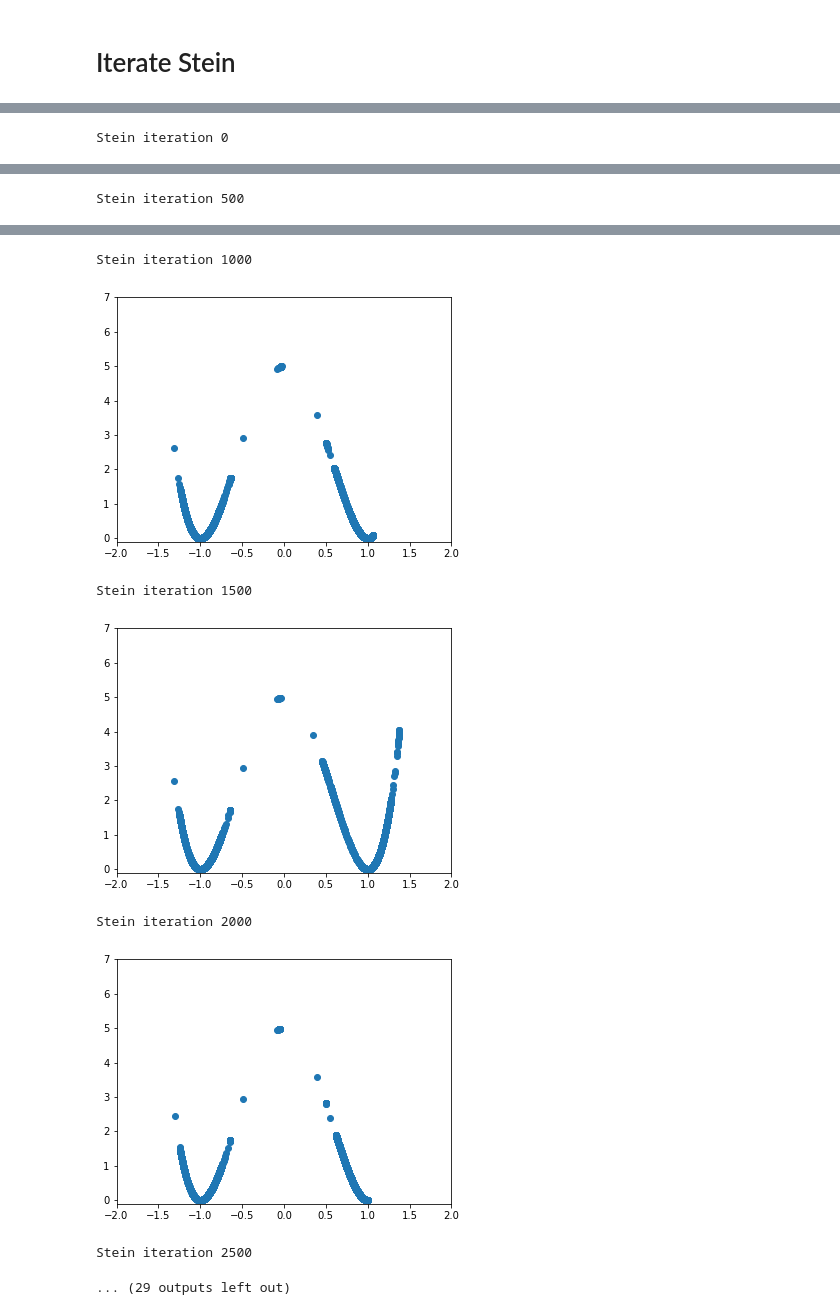
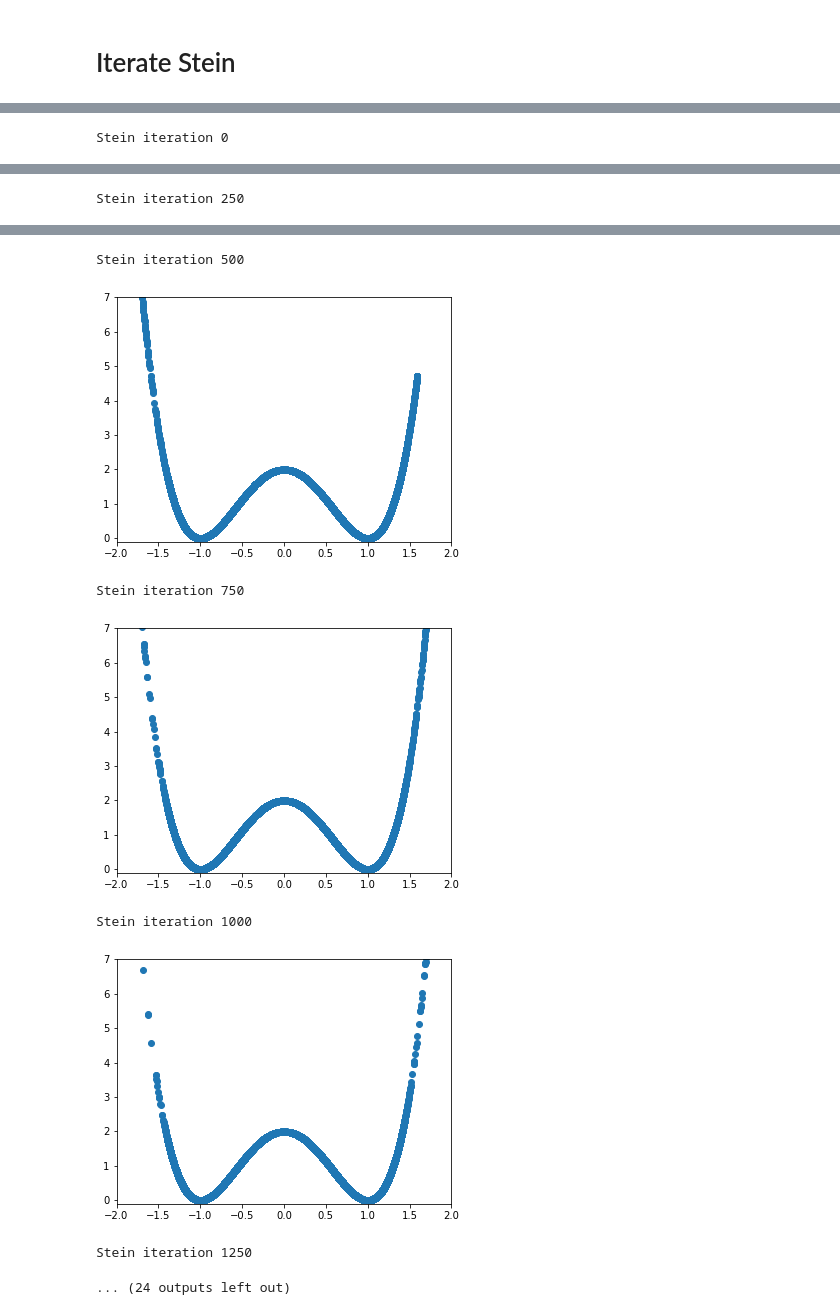
Before and after one commit to ZofiaTr/DFM, a Jupyter notebook: interactivePython/toyModel_Stein_ralf.ipynb, the cells around one changed output, grey strips where cells are left out. Saved outputs shown, nothing was run; the diff lists cells and outputs as text; code cells hidden in the pictures.

Commit message:
added weights

```diff
--- a/interactivePython/toyModel_Stein_ralf.ipynb
+++ b/interactivePython/toyModel_Stein_ralf.ipynb
@@ -10,7 +10,7 @@ import scipy.sparse.linalg as spsl
 
 import numpy as np
 # %%
-h1=5
+h1=2
 w1=1
 
 def force(x):
@@ -18,7 +18,7 @@ def force(x):
 def energy(x):
     return h1*(x**2-w1)**2
 
-nrSteps = 10000
+nrSteps = 100000
 
 x = np.ones(nrSteps)
 p = np.random.randn(nrSteps)
@@ -49,4 +49,10 @@ for n in range(nrSteps-1):
         x[n+1] = xn
 # %%
 # take a gaussian as initial conditions.
-x = np.random.randn(nrSteps) * 0.1 + 1.0
+x = np.random.randn(nrSteps) * 0.1 + 0.2
+
+q_density = 1.0/np.sqrt(2*np.pi*0.1**2) * np.exp(-(x-.2)**2 / (2*0.1**2))
+# %%
+fig = plt.figure(figsize=(6,4.5))
+plt.scatter(x, q_density)
+plt.show()
@@ -103,7 +111,7 @@ def compute_stein_force(XL, leader_set):
     X_leader = XL[leader_set]
 
     # kernel scaling parameter
-    h=0.02
+    h=0.03
 
     distances = cdist(XL[:,np.newaxis], X_leader[:,np.newaxis])
     kernel = np.exp(-distances**2 / h)
@@ -123,7 +131,14 @@ def compute_stein_force(XL, leader_set):
     # add unit
     #f_der = f_der * model.x_unit**(-1)
 
-    return f_MDforce + f_der
+    grad_force = (-2.0/h*XL*np.dot(kernel, force_resh) +2.0/h * np.dot(kernel, X_leader*force_resh)) / kT
+    grad_force += 2.0/h*np.sum(kernel,1)
+    grad_force -= 4.0/(h**2) * (XL**2 * np.sum(kernel,1) -2.0*XL * np.dot(kernel, X_leader) + np.dot(kernel, X_leader**2))
+    grad_force = grad_force / len(leader_set)
+
+    return f_MDforce + f_der, grad_force
+
+#def update_weights(XL, leader_set, q_dens):
 # %% [markdown]
 # Iterate Stein
 # %%
@@ -132,14 +147,14 @@ def compute_stein_force(XL, leader_set):
 
 #np.median(dist)**2/ (2*np.log(200) + 1)
 # %%
-numberOfSteinSteps = 10000#50000
+numberOfSteinSteps = 5000#50000
 
 X_short = np.copy(x)
 
-epsilon_step=0.15
+epsilon_step=0.1
 
 # choose leader set
-numberOfLeaderParticles = int(0.01*(X_short.shape[0]))
+numberOfLeaderParticles = int(0.002*(X_short.shape[0]))
 leader_set = np.random.choice(range(X_short.shape[0]), numberOfLeaderParticles)#np.array(range(X_short.shape[0]))#
 
 mass = 1
@@ -153,13 +168,21 @@ f = compute_stein_force(XL,leader_set)
 
 modit = int(numberOfSteinSteps/20)
 moditfig = int(numberOfSteinSteps/20)
+KL = np.zeros(numberOfSteinSteps)
+Obs_average = np.zeros(numberOfSteinSteps)
 
 for ns in range(numberOfSteinSteps):
     if ns%modit==0:
         print('Stein iteration '+repr(ns))
-    f = compute_stein_force(XL,leader_set)
+    f, grad_force = compute_stein_force(XL,leader_set)
     XL = (XL + epsilon_step * f)#/mass );
     q =  np.copy(XL)
+    q_density = q_density / abs(1.0 + epsilon_step*grad_force)
+
+    weights = np.exp(-energy(q)) / q_density
+    KL[ns] = np.mean(np.log(weights))
+    #Obs_average[ns] = np.sum(weights*q) / np.sum(weights)
+    Obs_average[ns] = np.mean(q)
 
     ## plot progress
     if ns%moditfig==0:
@@ -174 +197 @@ Stein iteration 0
-Stein iteration 500
+Stein iteration 250
@@ -176,8 +199,8 @@ Stein iteration 500
-Stein iteration 1000
+Stein iteration 500
-[figure, old version]
+[figure, new version]
-Stein iteration 1500
+Stein iteration 750
-[figure, old version]
+[figure, new version]
-Stein iteration 2000
+Stein iteration 1000
-[figure, old version]
+[figure, new version]
-Stein iteration 2500
+Stein iteration 1250
-... (29 outputs left out)
+... (24 outputs left out)
```
Also changed, not shown: parts of 15 cells of this notebook.
